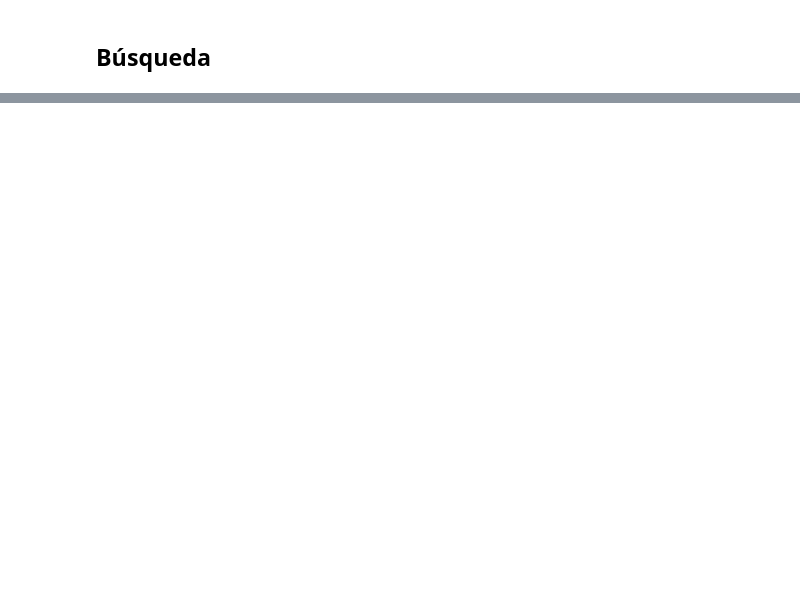
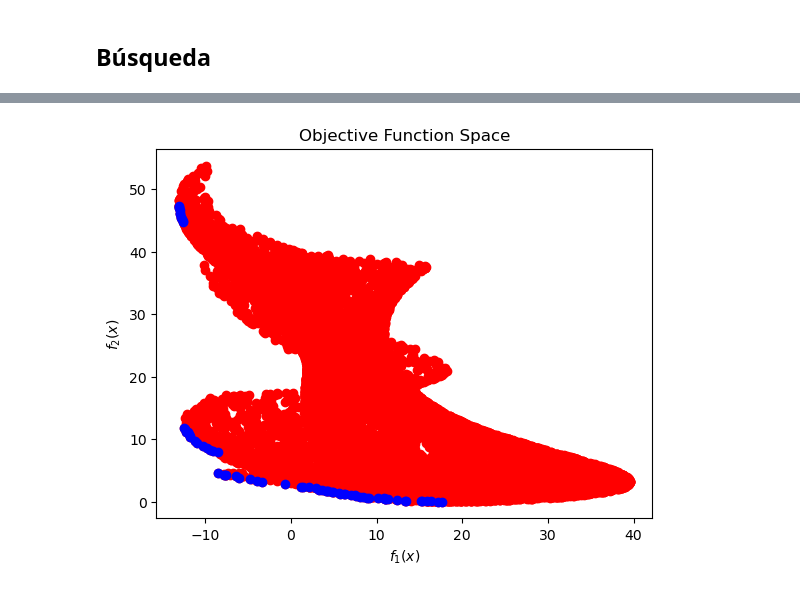
Before and after one commit to EisaacJC/MOOP, a Jupyter notebook: Hw1MOOP-IsaacCaballero.ipynb, the cells around one changed output, grey strips where cells are left out. Saved outputs shown, nothing was run; the diff lists cells and outputs as text; code cells hidden in the pictures; blank space fills up the shorter version.

```diff
--- a/Hw1MOOP-IsaacCaballero.ipynb
+++ b/Hw1MOOP-IsaacCaballero.ipynb
@@ -150 +202,14 @@ strictly_dominated;
+# %%
+x=np.random.uniform(-np.pi,np.pi,(10000,2))
+pf1,pf2=poloni(x)
+strictly_dominated = find_dominant_points(np.asarray(poloni(x)).T)
+plt.scatter(pf1,pf2,marker="o", c="red")
+strictly_dominated = np.asarray(sorted(strictly_dominated, key=lambda point: point[0]))
+plt.scatter(strictly_dominated.T[0],strictly_dominated.T[1],c="b",linestyle='-',marker="o")
+plt.xlabel("$f_1(x)$")
+plt.ylabel("$f_2(x)$")
+plt.title("Objective Function Space")
+plt.show()
+# %% [output]
+[figure, added]
 # %%
```
Also changed, not shown: parts of 18 cells of this notebook.
